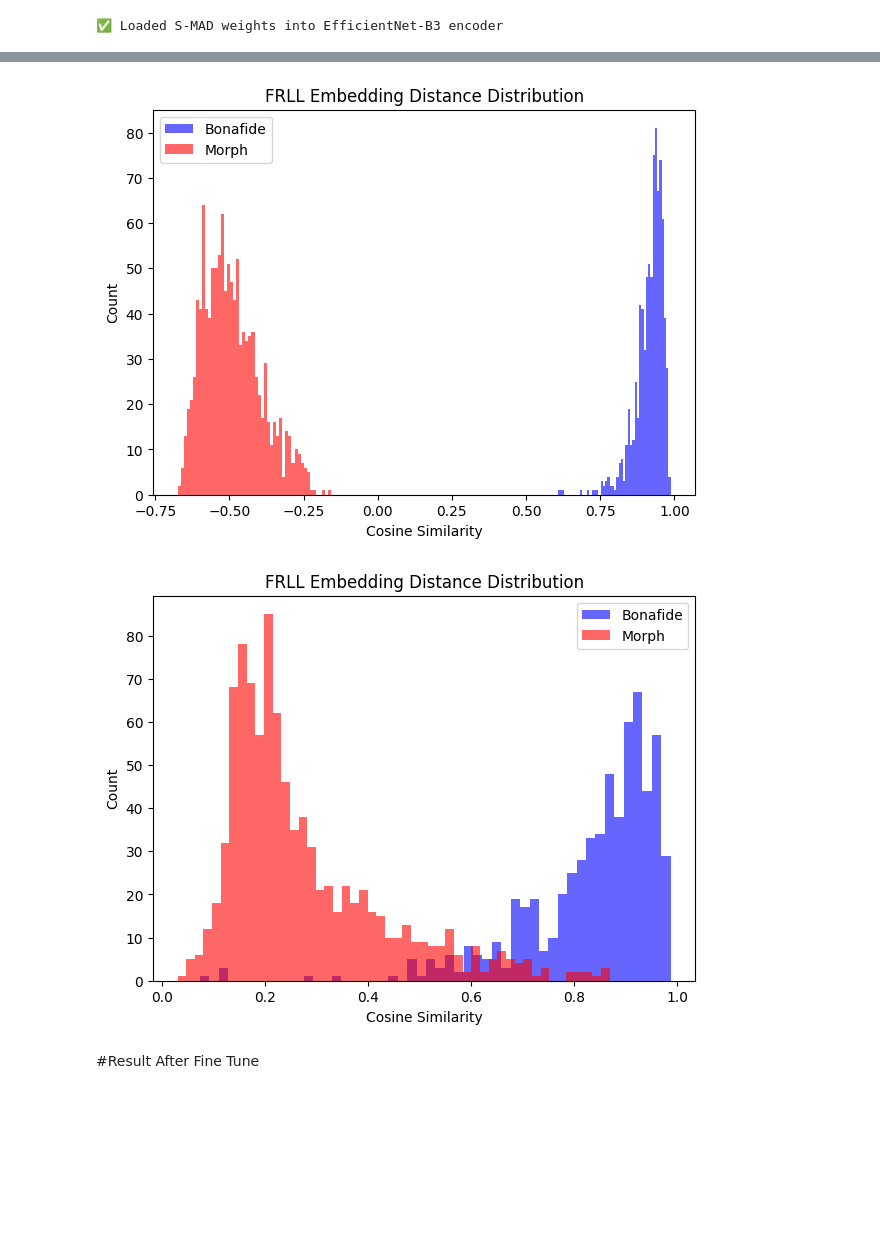
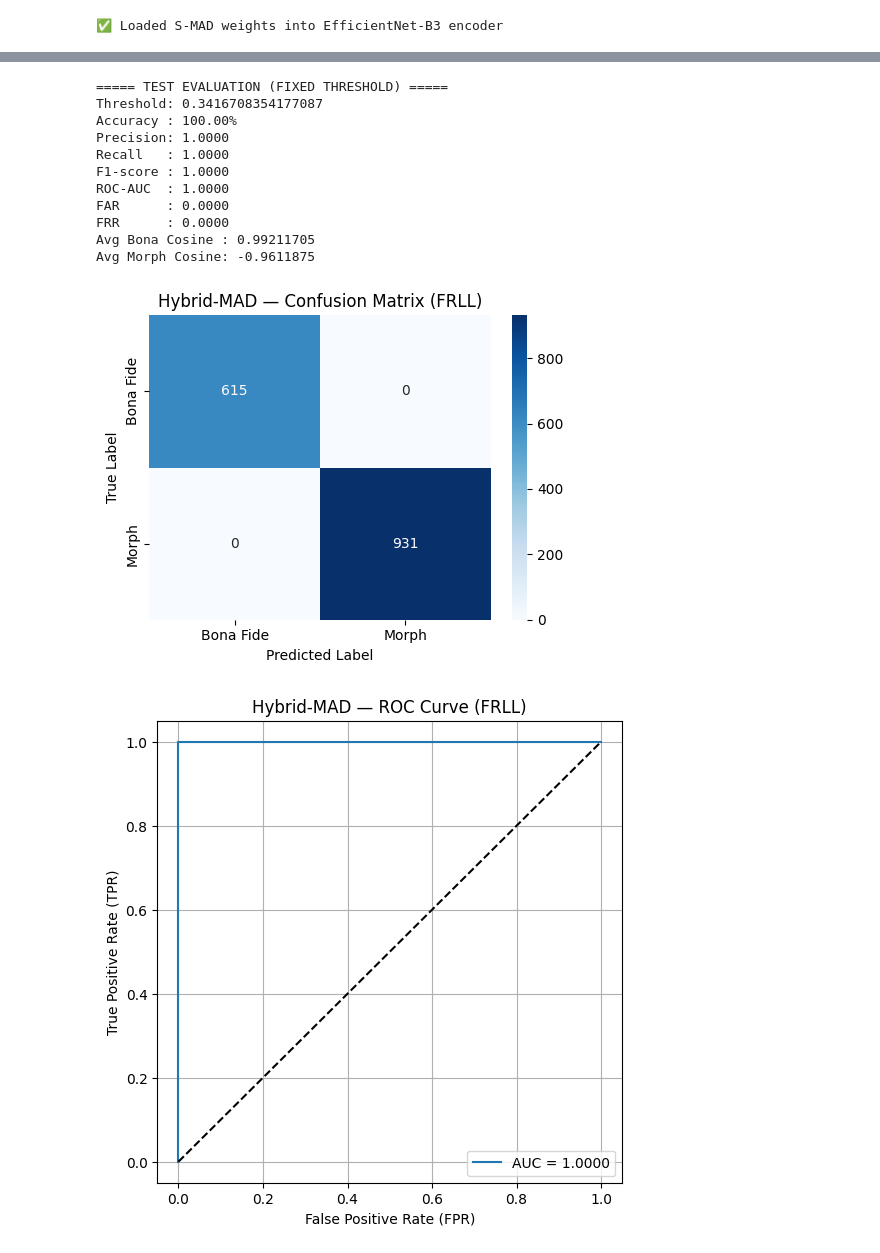
Before and after one commit to yicikek/FYP, a Jupyter notebook: D-MAD/d-madv2.ipynb, the cells around one changed output, grey strips where cells are left out. Cells and saved outputs as stored; diff of their text form; code cells hidden in the pictures; blank space fills up the shorter version.

Commit message:
Kaggle Notebook | d-madv2 | Version 2

```diff
--- a/D-MAD/d-madv2.ipynb
+++ b/D-MAD/d-madv2.ipynb
@@ -1015,7 +1000,7 @@ import torch
 import torch.nn.functional as F
 import matplotlib.pyplot as plt
 
-def plot_embedding_distance_distribution(dmad_model, dataloader, device):
+def plot_embedding_distance_distribution(dmad_model, dataloader, device, title):
     encoder = dmad_model.encoder
     encoder.eval()
 
@@ -1053,14 +1038,15 @@ def plot_embedding_distance_distribution(dmad_model, dataloader, device):
     plt.xlabel("Cosine Similarity")
     plt.ylabel("Count")
     plt.legend()
-    plt.title("FRLL Embedding Distance Distribution")
+    plt.title(title)
     plt.show()
 # %%
 import matplotlib.pyplot as plt
 import seaborn as sns
 from sklearn.metrics import confusion_matrix
 
-def plot_confusion_matrix(all_labels, all_scores, threshold):
+
+def plot_confusion_matrix(all_labels, all_scores, threshold, title):
     preds = (all_scores < threshold).astype(int)  # morph = 1
 
     cm = confusion_matrix(all_labels, preds)
@@ -1077,7 +1063,7 @@ def plot_confusion_matrix(all_labels, all_scores, threshold):
 
     plt.xlabel("Predicted Label")
     plt.ylabel("True Label")
-    plt.title("Confusion Matrix (Cosine Threshold)")
+    plt.title(title)
     plt.tight_layout()
     plt.show()
 # %% [markdown]
@@ -1084,0 +1071,7 @@ def plot_confusion_matrix(all_labels, all_scores, threshold):
+# %%
+# 1️⃣ 用 VAL 找 threshold
+best_th = find_threshold_val_cosine(
+    model=dmad_model,
+    val_loader=val_loader,
+    device=device
+)
@@ -1113,14 +1125,24 @@ Avg Morph Cosine:       -0.8891
-# %%
-checkpoint = torch.load("/kaggle/working/dmad_checkpoint.pth", map_location=device)
-
-# Load only model weights
-dmad_model.load_state_dict(checkpoint["model_state_dict"])
-
-
-plot_embedding_distance_distribution(dmad_model, dmad_test_loader,device)
-plot_embedding_distance_distribution(dmad_model, frll_test_loader,device)
-# %% [output]
-[figure, removed]
-[figure, removed]
-# %% [markdown]
-#Result After Fine Tune
+# %%
+MODEL_NAME = "Hybrid-MAD"
+
+evaluate_and_plot(
+    embed_model=dmad_model,
+    dataloader=frll_test_loader,
+    device=device,
+    model_name=MODEL_NAME,
+    dataset_name = "FRLL"
+)
+# %% [output]
+===== TEST EVALUATION (FIXED THRESHOLD) =====
+Threshold: 0.3416708354177087
+Accuracy : 100.00%
+Precision: 1.0000
+Recall   : 1.0000
+F1-score : 1.0000
+ROC-AUC  : 1.0000
+FAR      : 0.0000
+FRR      : 0.0000
+Avg Bona Cosine : 0.99211705
+Avg Morph Cosine: -0.9611875
+[figure, added]
+[figure, added]
```
Also changed, not shown: parts of 25 cells of this notebook.
